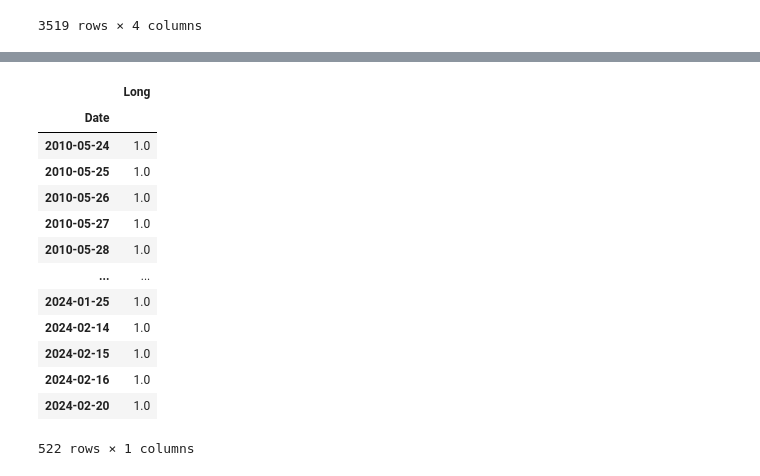
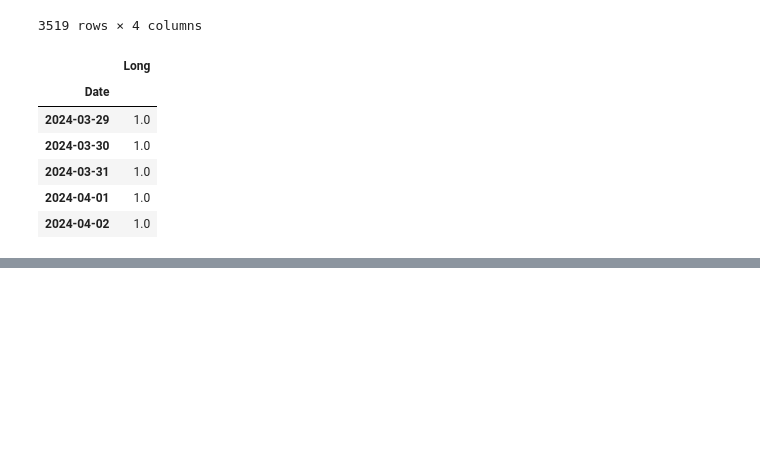
Before and after one commit to eduardo-contreras-dominguez/Quantitative-Finance, a Jupyter notebook: Indicators/Momentum/Multi_Spectral_RSI_Divergence_Test.ipynb, the cells around one changed output, grey strips where cells are left out. Saved outputs shown, nothing was run; the diff lists cells and outputs as text; code cells hidden in the pictures; blank space fills up the shorter version.

```diff
--- a/Indicators/Momentum/Multi_Spectral_RSI_Divergence_Test.ipynb
+++ b/Indicators/Momentum/Multi_Spectral_RSI_Divergence_Test.ipynb
@@ -68,27 +113,23 @@ M.indicator["Open"]
 | 2024-04-19 | -0.414361 | 1 | 0.0 | 0 |
 3519 rows × 4 columns
 # %%
-mask = M.long_positions != 0
-longs = M.long_positions[mask].dropna()
+longs.tail()
+# %% [output]
+|  | Long |
+| Date |  |
+| 2024-03-29 | 1.0 |
+| 2024-03-30 | 1.0 |
+| 2024-03-31 | 1.0 |
+| 2024-04-01 | 1.0 |
+| 2024-04-02 | 1.0 |
 # %%
 df = pd.merge(M.indicator["Open"].loc[:, "Lvl"], M.indicator["Close"].loc[:, "Lvl"], left_index = True, right_index = True)
 df.iplot()
 # %% [output]
 [interactive output not drawn]
 # %%
-longs
+#Cuando haces diff: 1 es la entrada en long y -1 es la entrada en short
+
+longs_entry_exit = M.long_positions.diff()
+entry = longs_entry_exit[longs_entry_exit == 1].dropna().index.tolist()
+exit = longs_entry_exit[longs_entry_exit == 1].dropna().index.tolist()
-# %% [output]
-|  | Long |
-| Date |  |
-| 2010-05-24 | 1.0 |
-| 2010-05-25 | 1.0 |
-| 2010-05-26 | 1.0 |
-| 2010-05-27 | 1.0 |
-| 2010-05-28 | 1.0 |
-| ... | ... |
-| 2024-01-25 | 1.0 |
-| 2024-02-14 | 1.0 |
-| 2024-02-15 | 1.0 |
-| 2024-02-16 | 1.0 |
-| 2024-02-20 | 1.0 |
-522 rows × 1 columns
```
Also changed, not shown: parts of 8 cells of this notebook, 1 other file.
